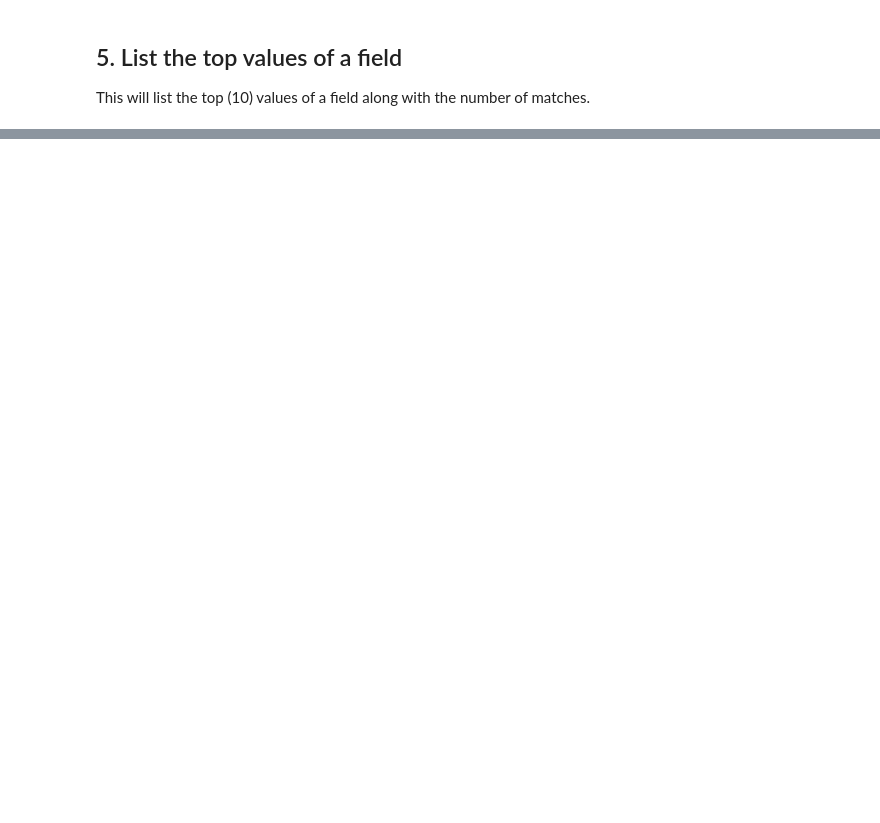
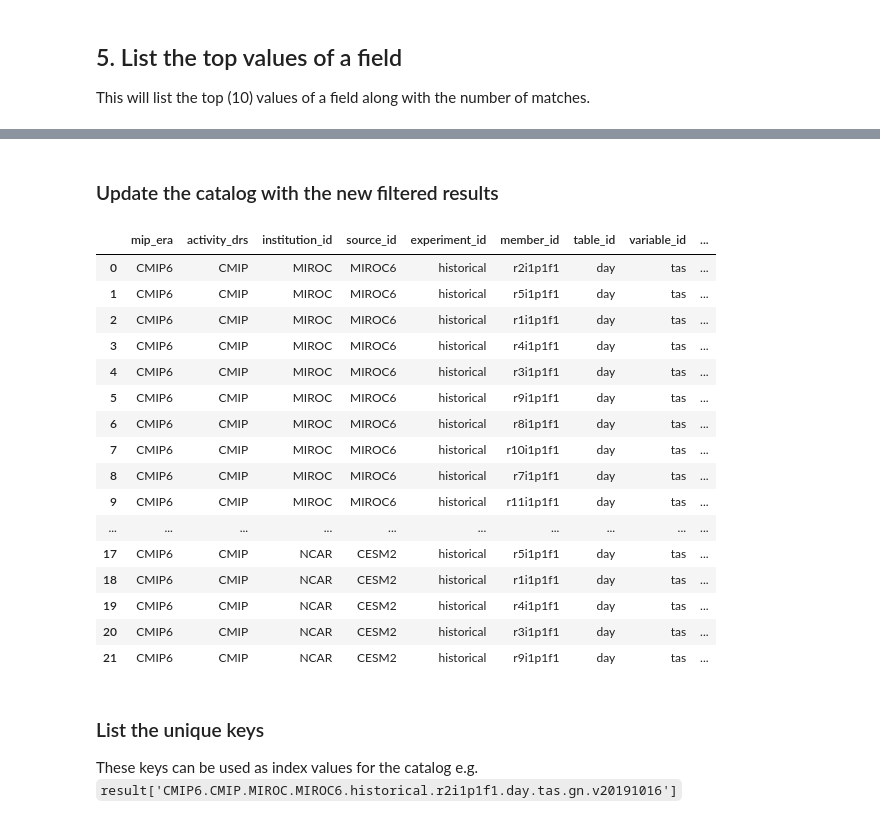
Before and after one commit to esgf-nimbus/cookbook, a Jupyter notebook: notebooks/intake.ipynb, the cells around one changed output, grey strips where cells are left out. Cells and saved outputs as stored; diff of their text form; code cells hidden in the pictures; blank space fills up the shorter version.

```diff
--- a/notebooks/intake.ipynb
+++ b/notebooks/intake.ipynb
@@ -363,0 +203,26 @@ DataTree('CMIP', parent="CMIP6")
+# %% [markdown]
+### Update the catalog with the new filtered results
+# %%
+result.df = common_day.reset_index(drop=True)
+result
+# %% [output]
+|  | mip_era | activity_drs | institution_id | source_id | experiment_id | member_id | table_id | variable_id | ... |
+| 0 | CMIP6 | CMIP | MIROC | MIROC6 | historical | r2i1p1f1 | day | tas | ... |
+| 1 | CMIP6 | CMIP | MIROC | MIROC6 | historical | r5i1p1f1 | day | tas | ... |
+| 2 | CMIP6 | CMIP | MIROC | MIROC6 | historical | r1i1p1f1 | day | tas | ... |
+| 3 | CMIP6 | CMIP | MIROC | MIROC6 | historical | r4i1p1f1 | day | tas | ... |
+| 4 | CMIP6 | CMIP | MIROC | MIROC6 | historical | r3i1p1f1 | day | tas | ... |
+| 5 | CMIP6 | CMIP | MIROC | MIROC6 | historical | r9i1p1f1 | day | tas | ... |
+| 6 | CMIP6 | CMIP | MIROC | MIROC6 | historical | r8i1p1f1 | day | tas | ... |
+| 7 | CMIP6 | CMIP | MIROC | MIROC6 | historical | r10i1p1f1 | day | tas | ... |
+| 8 | CMIP6 | CMIP | MIROC | MIROC6 | historical | r7i1p1f1 | day | tas | ... |
+| 9 | CMIP6 | CMIP | MIROC | MIROC6 | historical | r11i1p1f1 | day | tas | ... |
+| ... | ... | ... | ... | ... | ... | ... | ... | ... | ... |
+| 17 | CMIP6 | CMIP | NCAR | CESM2 | historical | r5i1p1f1 | day | tas | ... |
+| 18 | CMIP6 | CMIP | NCAR | CESM2 | historical | r1i1p1f1 | day | tas | ... |
+| 19 | CMIP6 | CMIP | NCAR | CESM2 | historical | r4i1p1f1 | day | tas | ... |
+| 20 | CMIP6 | CMIP | NCAR | CESM2 | historical | r3i1p1f1 | day | tas | ... |
+| 21 | CMIP6 | CMIP | NCAR | CESM2 | historical | r9i1p1f1 | day | tas | ... |
+# %% [markdown]
+### List the unique keys
+These keys can be used as index values for the catalog e.g. `result['CMIP6.CMIP.MIROC.MIROC6.historical.r2i1p1f1.day.tas.gn.v20191016']`
```
Also changed, not shown: parts of 34 cells of this notebook.
